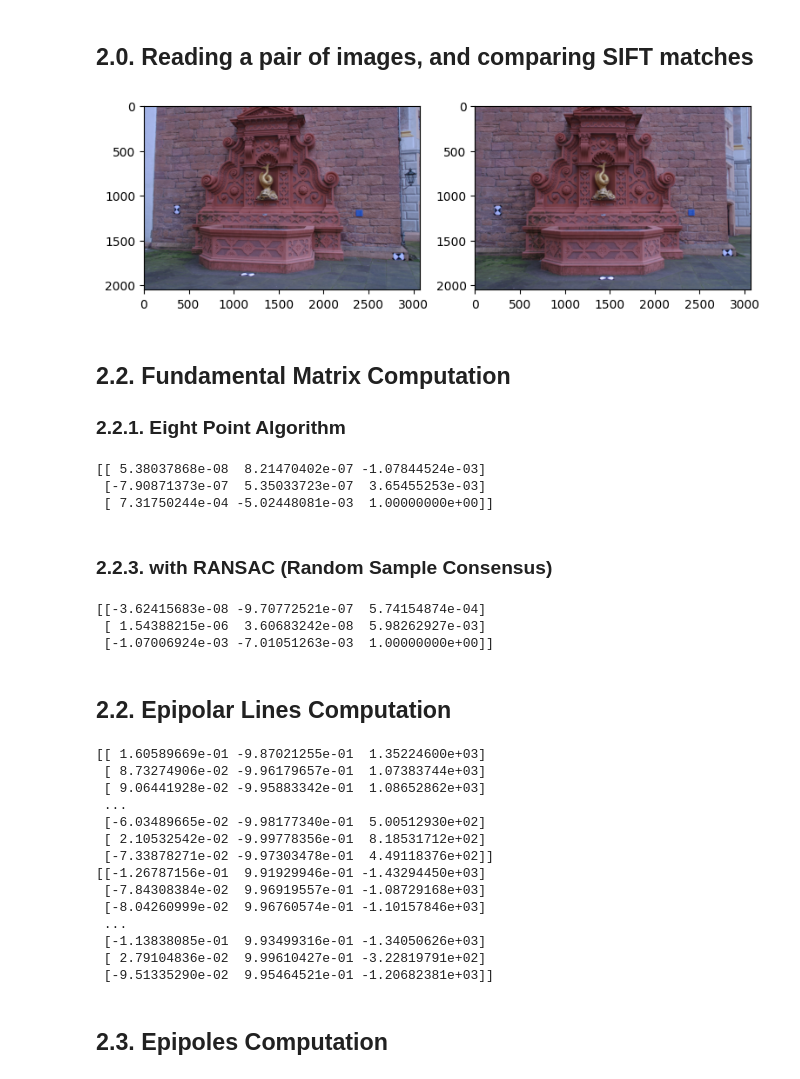
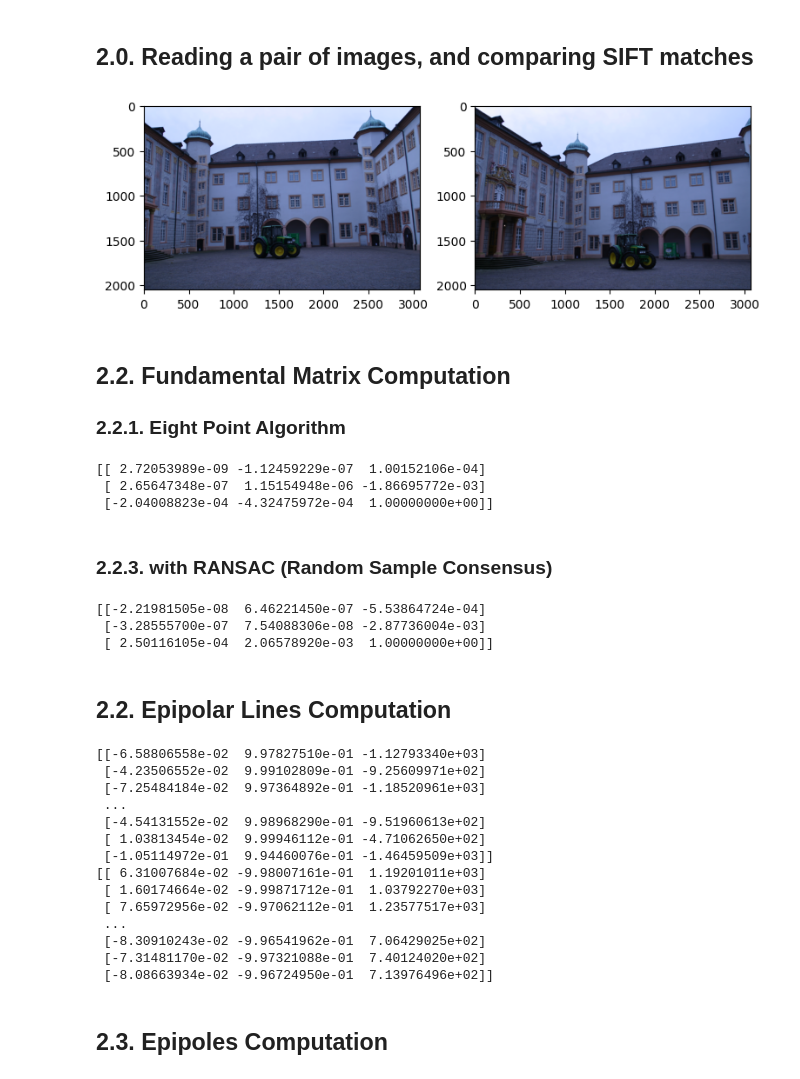
Before and after one commit to rotellini9809/computer_vision_project, a Jupyter notebook: structure-from-motion-master/tutorial/tutorial.ipynb, the cells around one changed output. Cells and saved outputs as stored; diff of their text form; code cells hidden in the pictures.

```diff
--- a/structure-from-motion-master/tutorial/tutorial.ipynb
+++ b/structure-from-motion-master/tutorial/tutorial.ipynb
@@ -34,20 +34,20 @@ The autoreload extension is already loaded. To reload it, use:
 ## 2.0. Reading a pair of images, and comparing SIFT matches
 # %%
 #Reading two images for reference
-img1 = cv2.imread("../tutorial/data/fountain-P11/images/0004.jpg")
-img2 = cv2.imread("../tutorial/data/fountain-P11/images/0005.jpg")
+img1 = cv2.imread("../tutorial/data/castle-P30/images/0001.jpg")
+img2 = cv2.imread("../tutorial/data/castle-P30/images/0002.jpg")
 
 #Converting from BGR to RGB format
 img1 = img1[:,:,::-1]
 img2 = img2[:,:,::-1]
 
 #NOTE: you can adjust appropriate figure size according to the size of your screen
 fig,ax=plt.subplots(ncols=2,figsize=(9,4))
 ax[0].imshow(img1)
 ax[1].imshow(img2)
 plt.show()
 # %% [output]
-[figure, old version]
+[figure, new version]
 # %%
 #Getting SIFT/SURF features for image matching (this might take a while)
 kp1,desc1,kp2,desc2,matches=ut.GetImageMatchesAKAZE(img1,img2)
@@ -63,9 +63,9 @@ F, maskgt= cv2.findFundamentalMat(img1pts,img2pts, method=cv2.FM_8POINT)
 
 print(F)
 # %% [output]
-[[ 5.38037868e-08  8.21470402e-07 -1.07844524e-03]
- [-7.90871373e-07  5.35033723e-07  3.65455253e-03]
- [ 7.31750244e-04 -5.02448081e-03  1.00000000e+00]]
+[[ 2.72053989e-09 -1.12459229e-07  1.00152106e-04]
+ [ 2.65647348e-07  1.15154948e-06 -1.86695772e-03]
+ [-2.04008823e-04 -4.32475972e-04  1.00000000e+00]]
 # %% [markdown]
 ### 2.2.3. with RANSAC (Random Sample Consensus)
 # %%
@@ -74,9 +74,9 @@ F, mask = cv2.findFundamentalMat(img1pts,img2pts,method=cv2.FM_RANSAC,ransacRepr
 
 print(F)
 # %% [output]
-[[-3.62415683e-08 -9.70772521e-07  5.74154874e-04]
- [ 1.54388215e-06  3.60683242e-08  5.98262927e-03]
- [-1.07006924e-03 -7.01051263e-03  1.00000000e+00]]
+[[-2.21981505e-08  6.46221450e-07 -5.53864724e-04]
+ [-3.28555700e-07  7.54088306e-08 -2.87736004e-03]
+ [ 2.50116105e-04  2.06578920e-03  1.00000000e+00]]
 # %% [markdown]
 ## 2.2. Epipolar Lines Computation
 # %%
@@ -87,20 +87,20 @@ lines1=cv2.computeCorrespondEpilines(img2pts,2,F).reshape(-1,3)
 print(lines1)
 print(lines2)
 # %% [output]
-[[ 1.60589669e-01 -9.87021255e-01  1.35224600e+03]
- [ 8.73274906e-02 -9.96179657e-01  1.07383744e+03]
- [ 9.06441928e-02 -9.95883342e-01  1.08652862e+03]
+[[-6.58806558e-02  9.97827510e-01 -1.12793340e+03]
+ [-4.23506552e-02  9.99102809e-01 -9.25609971e+02]
+ [-7.25484184e-02  9.97364892e-01 -1.18520961e+03]
  ...
- [-6.03489665e-02 -9.98177340e-01  5.00512930e+02]
- [ 2.10532542e-02 -9.99778356e-01  8.18531712e+02]
- [-7.33878271e-02 -9.97303478e-01  4.49118376e+02]]
-[[-1.26787156e-01  9.91929946e-01 -1.43294450e+03]
- [-7.84308384e-02  9.96919557e-01 -1.08729168e+03]
- [-8.04260999e-02  9.96760574e-01 -1.10157846e+03]
+ [-4.54131552e-02  9.98968290e-01 -9.51960613e+02]
+ [ 1.03813454e-02  9.99946112e-01 -4.71062650e+02]
+ [-1.05114972e-01  9.94460076e-01 -1.46459509e+03]]
+[[ 6.31007684e-02 -9.98007161e-01  1.19201011e+03]
+ [ 1.60174664e-02 -9.99871712e-01  1.03792270e+03]
+ [ 7.65972956e-02 -9.97062112e-01  1.23577517e+03]
  ...
- [-1.13838085e-01  9.93499316e-01 -1.34050626e+03]
- [ 2.79104836e-02  9.99610427e-01 -3.22819791e+02]
- [-9.51335290e-02  9.95464521e-01 -1.20682381e+03]]
+ [-8.30910243e-02 -9.96541962e-01  7.06429025e+02]
+ [-7.31481170e-02 -9.97321088e-01  7.40124020e+02]
+ [-8.08663934e-02 -9.96724950e-01  7.13976496e+02]]
 # %% [markdown]
 ## 2.3. Epipoles Computation
 # %%
```
Also changed, not shown: parts of 20 cells of this notebook, 3 other files.
